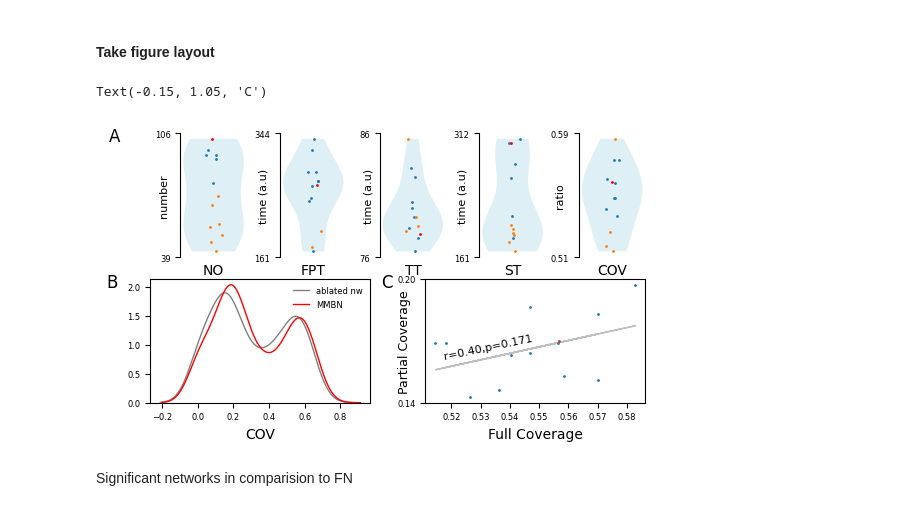
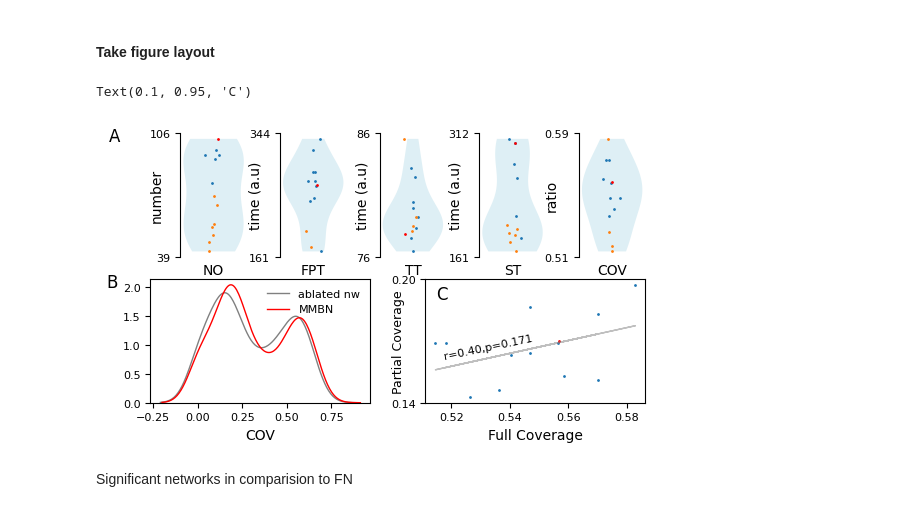
Before and after one commit to csndl-iitd/srg-tes-epilepsy-models, a Jupyter notebook: analysis/notebooks/Analyse fig_March_26.ipynb, the cells around one changed output. Drawn from its saved outputs; the diff is of its cells as text; code cells hidden in the pictures.

```diff
--- a/analysis/notebooks/Analyse fig_March_26.ipynb
+++ b/analysis/notebooks/Analyse fig_March_26.ipynb
@@ -611,7 +612,7 @@ sub_gs = gs[0:5, :].subgridspec(1, 5, wspace=0.5)
 ax0 = fig.add_subplot(sub_gs[0])
 ax0.set_xticks([]) # hide tick labels
 ax0.set_xlabel('NO')
-ax0.set_ylabel('number', fontsize=8,labelpad=-10)
+ax0.set_ylabel('number', fontsize=10,labelpad=-10)
 # Violin plot of fpt mean in light shade
 violin_parts=ax0.violinplot(num_trans,positions=[1],showextrema=False,showmeans=False,showmedians=False)
 for pc in violin_parts['bodies']:
@@ -636,15 +637,14 @@ ymin, ymax = ax0.get_ylim()
 ax0.set_yticks([ymin, ymax])
 ax0.yaxis.set_major_formatter(mticker.FormatStrFormatter('%.0f'))
 # optionally format them (e.g. integers, smaller font)
-ax0.tick_params(axis='y', labelsize=6)
+ax0.tick_params(axis='y', labelsize=8)
 
 
 
 #FPT
 ax1=fig.add_subplot(sub_gs[1])
 ax1.set_xticks([])
-ax1.set_ylabel('time (a.u)',fontsize=8)
-ax1.set_ylabel('time (a.u)', fontsize=8, labelpad=-10)
+ax1.set_ylabel('time (a.u)', fontsize=10, labelpad=-10)
 ax1.set_xlabel('FPT')
 # Violin plot of fpt mean in light shade
 violin_parts=ax1.violinplot(fpt_mean,positions=[1],showextrema=False,showmeans=False,showmedians=False)
@@ -671,14 +671,14 @@ ymin, ymax = ax1.get_ylim()
 ax1.set_yticks([ymin, ymax])
 ax1.yaxis.set_major_formatter(mticker.FormatStrFormatter('%.0f'))
 # optionally format them (e.g. integers, smaller font)
-ax1.tick_params(axis='y', labelsize=6)
+ax1.tick_params(axis='y', labelsize=8)
 
 
 
 #TT
 ax2=fig.add_subplot(sub_gs[2])
 ax2.set_xticks([])
-ax2.set_ylabel('time (a.u)', fontsize=8,labelpad=-10)
+ax2.set_ylabel('time (a.u)', fontsize=10,labelpad=-10)
 ax2.set_xlabel('TT')
 # Violin plot of trans time in light shade
 violin_parts=ax2.violinplot(trans_time,positions=[1],showextrema=False,showmeans=False,showmedians=False)
@@ -705,14 +705,14 @@ ymin, ymax = ax2.get_ylim()
 ax2.set_yticks([ymin, ymax])
 ax2.yaxis.set_major_formatter(mticker.FormatStrFormatter('%.0f'))
 # optionally format them (e.g. integers, smaller font)
-ax2.tick_params(axis='y', labelsize=6)
+ax2.tick_params(axis='y', labelsize=8)
 
 
 
 #ST
 ax3=fig.add_subplot(sub_gs[3])
 ax3.set_xticks([])
-ax3.set_ylabel('time (a.u)',fontsize=8,labelpad=-10)
+ax3.set_ylabel('time (a.u)',fontsize=10,labelpad=-10)
 ax3.set_xlabel('ST')
 # Violin plot of sync time mean in light shade
 violin_parts=ax3.violinplot(st_mean,positions=[1],showextrema=False,showmeans=False,showmedians=False)
@@ -739,13 +739,13 @@ ymin, ymax = ax3.get_ylim()
 ax3.set_yticks([ymin, ymax])
 ax3.yaxis.set_major_formatter(mticker.FormatStrFormatter('%.0f'))
 # optionally format them (e.g. integers, smaller font)
-ax3.tick_params(axis='y', labelsize=6)
+ax3.tick_params(axis='y', labelsize=8)
 
 
 #COV
 ax4=fig.add_subplot(sub_gs[4])
 ax4.set_xticks([])
-ax4.set_ylabel('ratio',fontsize=8,labelpad=-10)
+ax4.set_ylabel('ratio',fontsize=10,labelpad=-10)
 ax4.set_xlabel('COV')
 # Violin plot of coverage in light shade
 violin_parts=ax4.violinplot(cov,positions=[1],showextrema=False,showmeans=False,showmedians=False)
@@ -772,7 +772,7 @@ ymin, ymax = ax4.get_ylim()
 ax4.set_yticks([ymin, ymax])
 ax4.yaxis.set_major_formatter(mticker.FormatStrFormatter('%.2f'))
 # optionally format them (e.g. integers, smaller font)
-ax4.tick_params(axis='y', labelsize=6)
+ax4.tick_params(axis='y', labelsize=8)
 
 # hide spines
 for ax in [ax0,ax1,ax2,ax3,ax4]:
@@ -788,8 +788,8 @@ for ax in [ax0,ax1,ax2,ax3,ax4]:
 ax5=fig.add_subplot(gs[5:10,0:7])
 # ax5.set_yticklabels([])
 # ax5.set_xticklabels([])
-ax5.tick_params(axis='y', labelsize=6)
-ax5.tick_params(axis='x', labelsize=6)
+ax5.tick_params(axis='y', labelsize=8)
+ax5.tick_params(axis='x', labelsize=8)
 ax5.set_xlabel("COV")
 # shift this to left for more space
 pos = ax5.get_position()
@@ -810,7 +810,7 @@ fn_pcov=fn_data[1]['cov']
 fn_pcov=[x for x in fn_pcov if x>0]
 fn_cov=fn_fcov+fn_pcov
 sns.kdeplot(fn_cov,ax=ax5,color='red',linewidth=1,label='MMBN')
-ax5.legend(loc="upper right",fontsize=6,frameon=False)
+ax5.legend(loc="upper right",fontsize=8,frameon=False)
 ax5.set_ylabel("")
 
 
@@ -832,38 +832,38 @@ y_fit=slope*np.array(cov)+intercept
 #pearson correlation
 corr,pval =pearsonr(cov,cov_part)
 #plot fit line
 ax6.plot(cov,y_fit,color='grey',linewidth=1, alpha=0.5)
 # annotate over line
 x_mid=np.mean(cov)
 y_mid=slope*x_mid+intercept-0.006
 angle=np.degrees(np.arctan(slope))-5
 ax6.text(x_mid,y_mid,f"r={corr:.2f},p={pval:.3f}",
          fontsize=8,color='black', rotation=angle,
          ha="right",va="bottom")
 # get current y limits
 ymin, ymax = ax6.get_ylim()
 # set ticks at first and last positions
 ax6.set_yticks([ymin, ymax])
 ax6.yaxis.set_major_formatter(mticker.FormatStrFormatter('%.2f'))
 # optionally format them (e.g. integers, smaller font)
 
-ax6.tick_params(axis='y', labelsize=6)
-ax6.tick_params(axis='x', labelsize=6)
+ax6.tick_params(axis='y', labelsize=8)
+ax6.tick_params(axis='x', labelsize=8)
 
 #panel A
 ax0.text(-0.9, 1.05, "A", transform=ax0.transAxes,
          fontsize=12, va="top", ha="right")
 
 # Panel B
 ax5.text(-0.15, 1.05, "B", transform=ax5.transAxes,
          fontsize=12, va="top", ha="right")
 
 # Panel C
-ax6.text(-0.15, 1.05, "C", transform=ax6.transAxes,
+ax6.text(0.1, 0.95, "C", transform=ax6.transAxes,
          fontsize=12, va="top", ha="right")
 # %% [output]
-Text(-0.15, 1.05, 'C')
+Text(0.1, 0.95, 'C')
-[figure, old version]
+[figure, new version]
 # %% [markdown]
 Significant networks in comparision to FN
 # %% [markdown]
```
Also changed, not shown: parts of 3 cells of this notebook.
